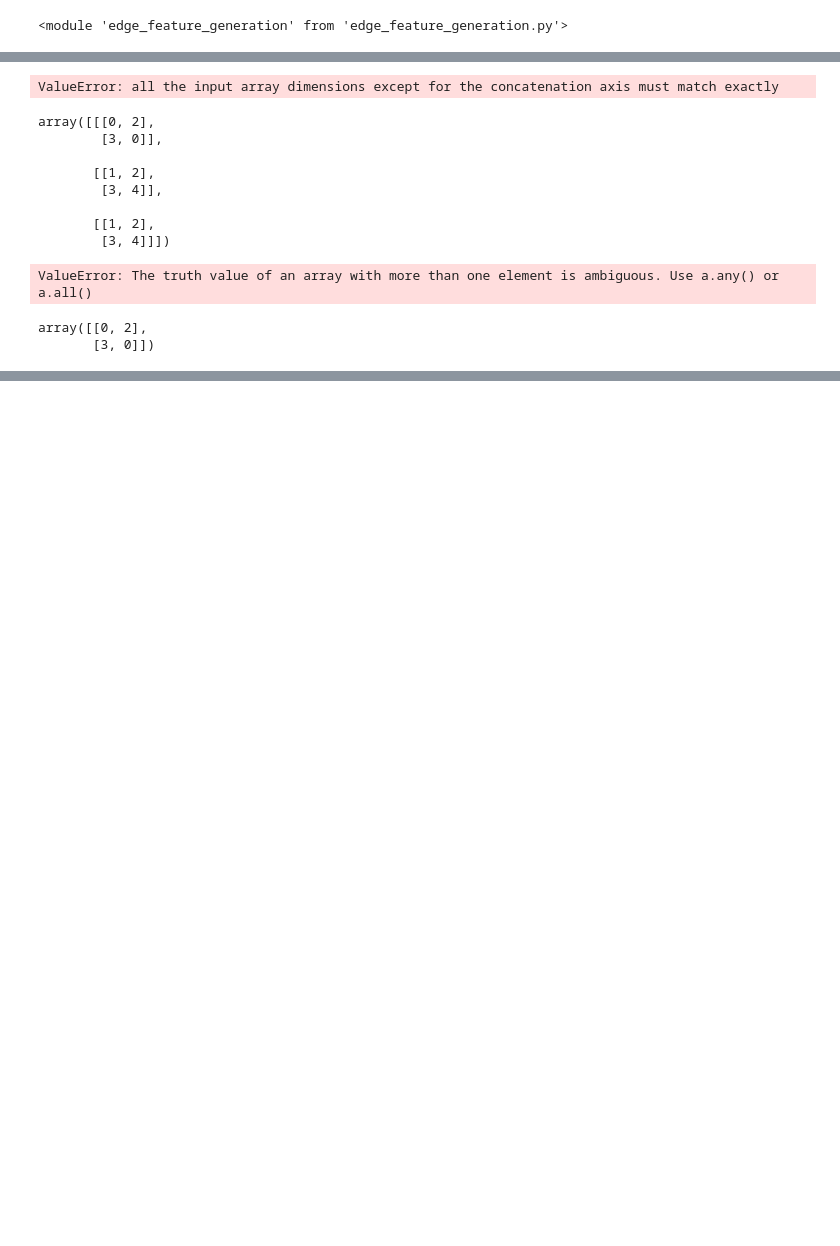
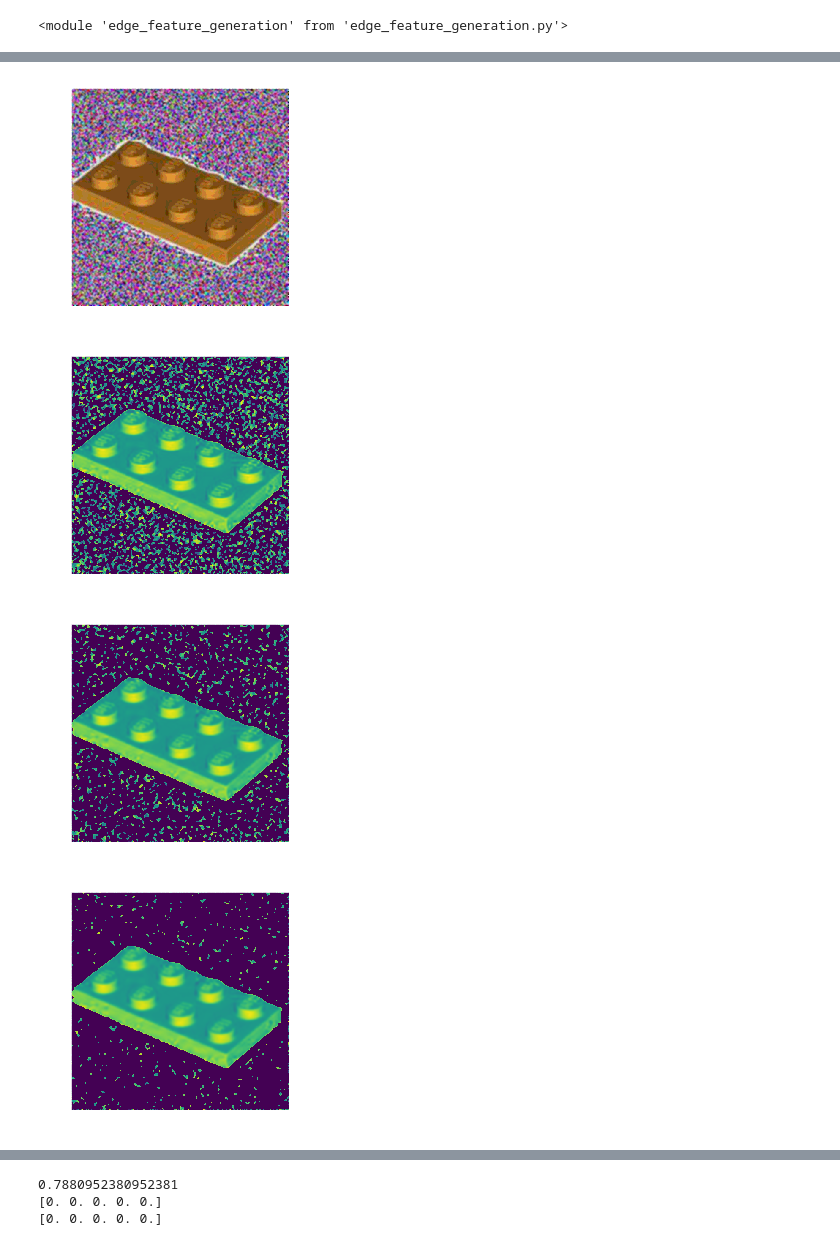
Before and after one commit to markertsean/lego_recognition, a Jupyter notebook: classification/build_pipeline.ipynb, the cells around one changed output, grey strips where cells are left out. Saved outputs shown, nothing was run; the diff lists cells and outputs as text; code cells hidden in the pictures; blank space fills up the shorter version.

```diff
--- a/classification/build_pipeline.ipynb
+++ b/classification/build_pipeline.ipynb
@@ -156,18 +156,3 @@ plt.show()
 [figure]
 # %%
 cropped_arr_list = crop_legos( file_name, box_scale=1.1 )
-# %%
-# SEAN< GO IN AND FILL EVERYTHIING THAT IS NON MASK WITH WHITE OR BLACK SPACE!!!
-
-
-for img_arr in cropped_arr_list:
-    rc_ratio, row_avg, col_avg = efg.get_img_edge_data(
-                                                        img_arr,
-                                                        n_color_groups=10,
-                                                        tolerance=20,
-                                                        edge_smooth=3,
-                                                        display=True
-                                                      )
-    print rc_ratio
-    print row_avg[:5]
-    print col_avg[:5]
@@ -237,5 +162,0 @@ arr.shape
-# %%
-foo = np.zeros( [arr.shape[0]+1,arr.shape[1],arr.shape[2]] )
-foo[a]
-# %% [output]
-ValueError: all the input array dimensions except for the concatenation axis must match exactly
@@ -244,20 +163,20 @@ arr[0][mask] = 0
-# %%
-arr
-# %% [output]
-array([[[0, 2],
-        [3, 0]],
-
-       [[1, 2],
-        [3, 4]],
-
-       [[1, 2],
-        [3, 4]]])
-# %%
-arr[ mask ] = 100
-# %% [output]
-ValueError: The truth value of an array with more than one element is ambiguous. Use a.any() or a.all()
-# %%
-arr
-# %% [output]
-array([[0, 2],
-       [3, 0]])
+# %%
+# SEAN< GO IN AND FILL EVERYTHIING THAT IS NON MASK WITH WHITE OR BLACK SPACE!!!
+
+
+for img_arr in cropped_arr_list:
+    rc_ratio, row_avg, col_avg = efg.get_img_edge_data(
+                                                        img_arr,
+                                                        n_color_groups=10,
+                                                        tolerance=60,
+                                                        edge_smooth=3,
+                                                        display=True
+                                                      )
+    print rc_ratio
+    print row_avg[:5]
+    print col_avg[:5]
+# %% [output]
+[figure, added]
+[figure, added]
+[figure, added]
+[figure, added]
@@ -263,0 +190,3 @@ array([[0, 2],
+0.7880952380952381
+[0. 0. 0. 0. 0.]
+[0. 0. 0. 0. 0.]
```
Also changed, not shown: parts of 10 cells of this notebook, 1 other file.
